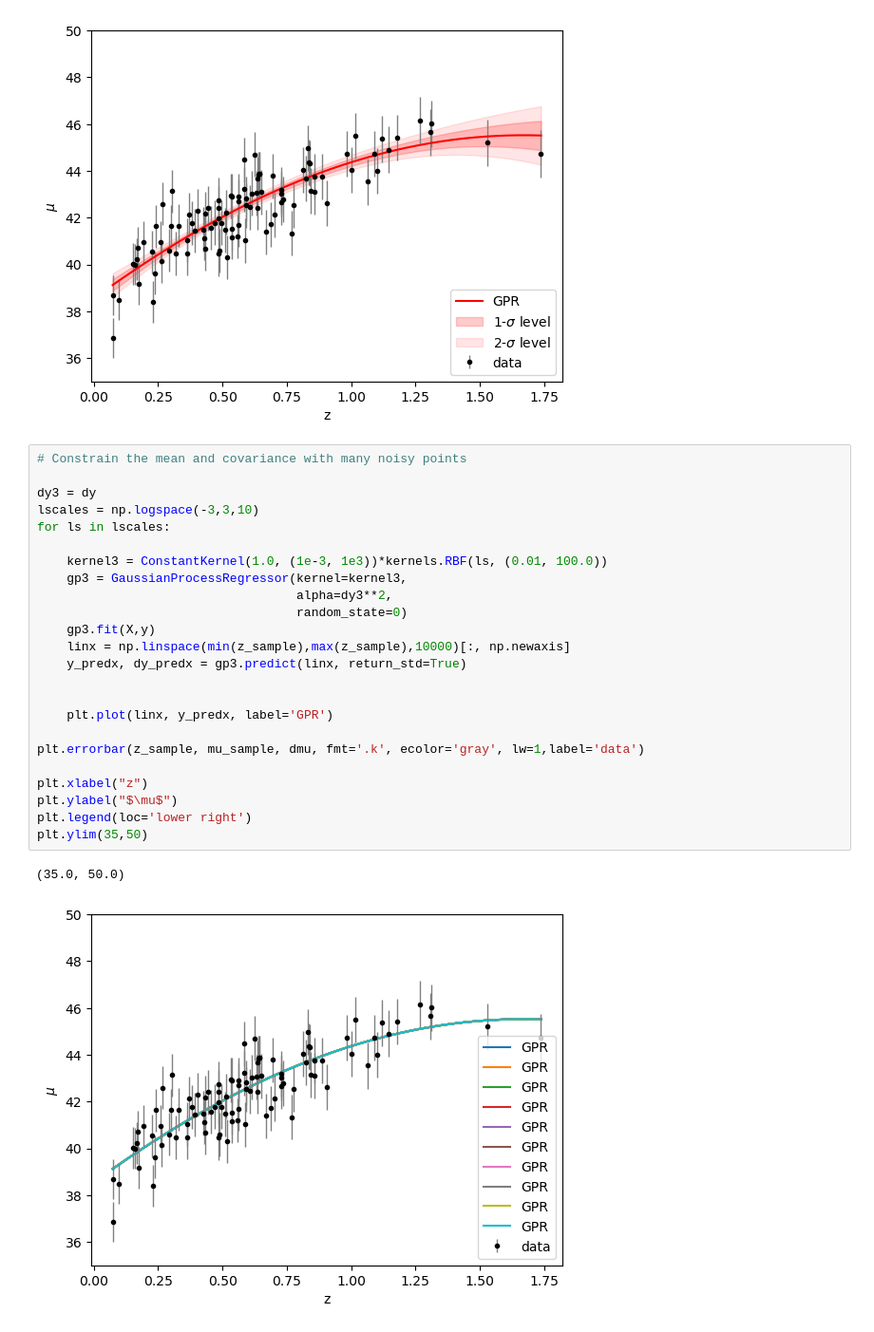
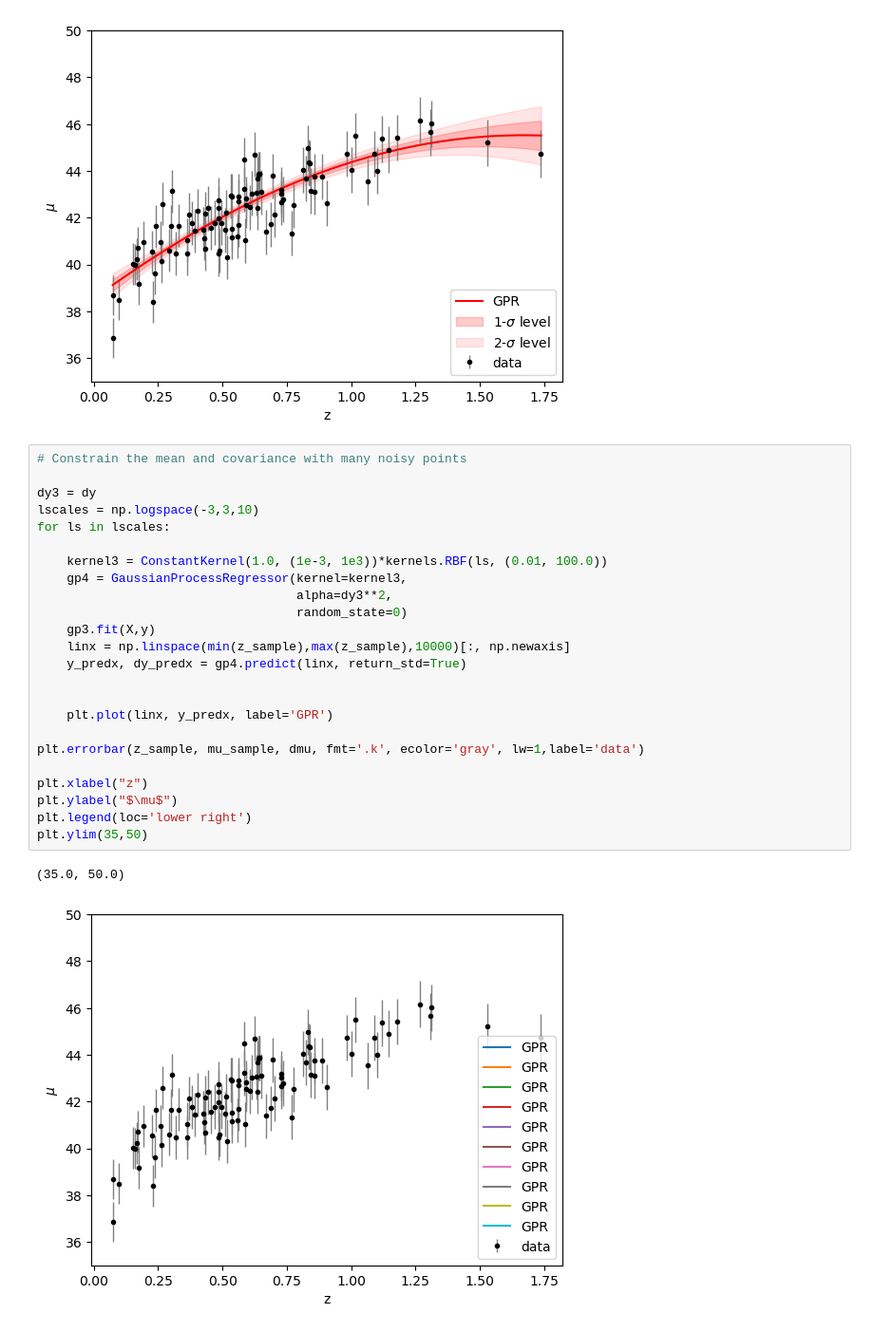
Before and after one commit to ebianchi803/astrostatistics_bicocca_2026, a Jupyter notebook: working/L18.ipynb, the cells around one changed output. Shown at 95% size. Saved outputs shown, nothing was run; the diff lists cells and outputs as text.

```diff
--- a/working/L18.ipynb
+++ b/working/L18.ipynb
@@ -135,27 +76,27 @@ plt.ylim(35,50)
 # %%
 # Constrain the mean and covariance with many noisy points
 
 dy3 = dy
 lscales = np.logspace(-3,3,10)
 for ls in lscales:
 
     kernel3 = ConstantKernel(1.0, (1e-3, 1e3))*kernels.RBF(ls, (0.01, 100.0))
-    gp3 = GaussianProcessRegressor(kernel=kernel3,
+    gp4 = GaussianProcessRegressor(kernel=kernel3,
                                    alpha=dy3**2,
                                    random_state=0)
     gp3.fit(X,y)
     linx = np.linspace(min(z_sample),max(z_sample),10000)[:, np.newaxis]
-    y_predx, dy_predx = gp3.predict(linx, return_std=True)
+    y_predx, dy_predx = gp4.predict(linx, return_std=True)
 
 
     plt.plot(linx, y_predx, label='GPR')
 
 plt.errorbar(z_sample, mu_sample, dmu, fmt='.k', ecolor='gray', lw=1,label='data')
 
 plt.xlabel("z")
 plt.ylabel("$\mu$")
 plt.legend(loc='lower right')
 plt.ylim(35,50)
 # %% [output]
 (35.0, 50.0)
-[figure, old version]
+[figure, new version]
```
Also changed, not shown: parts of 8 cells of this notebook.
